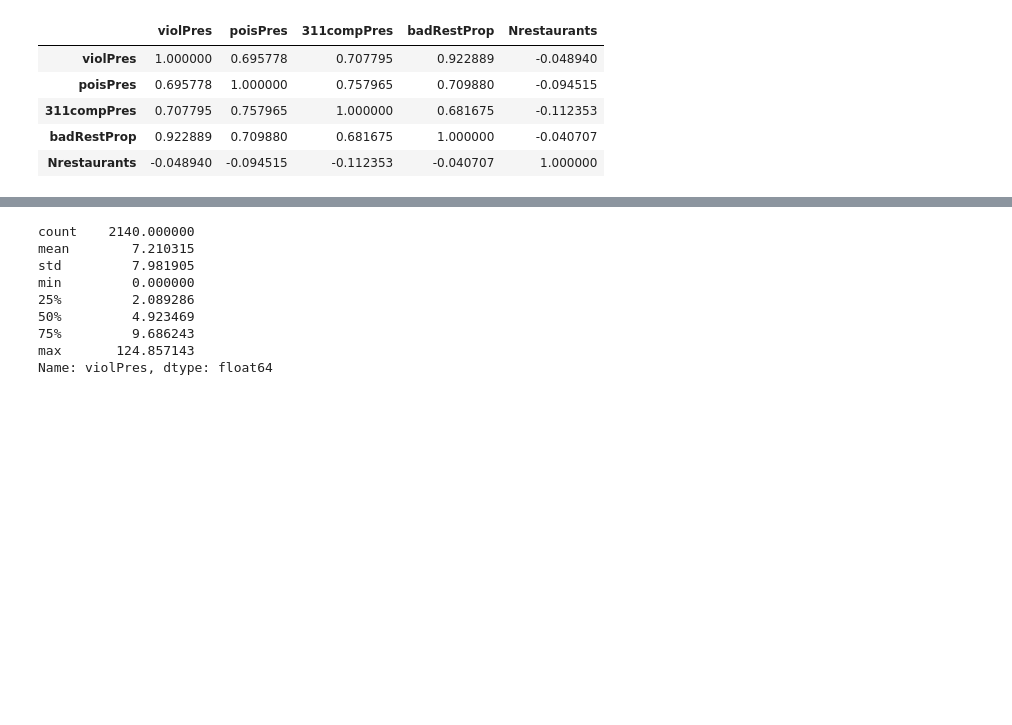
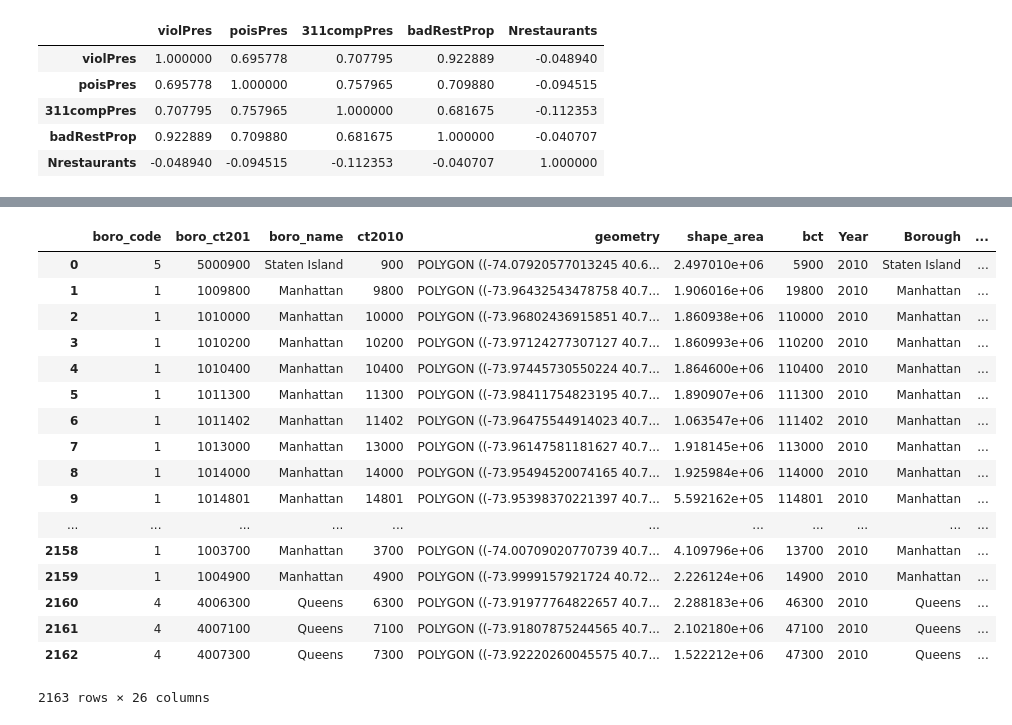
Before and after one commit to devashish2002/Current_files, a Jupyter notebook: rest/ExplorationNT.ipynb, the cells around one changed output, grey strips where cells are left out. Cells and saved outputs as stored; diff of their text form; code cells hidden in the pictures; blank space fills up the shorter version.

```diff
--- a/rest/ExplorationNT.ipynb
+++ b/rest/ExplorationNT.ipynb
@@ -350,12 +420,21 @@ AllNT[['violPres', '311compPres', 'poisPpop', 'NrestWviol', 'ViolProp']].corr()
 # %%
-AllNT['violPres'].describe()
+AllNT
 # %% [output]
+|  | boro_code | boro_ct201 | boro_name | ct2010 | geometry | shape_area | bct | Year | Borough | ... |
+| 0 | 5 | 5000900 | Staten Island | 900 | POLYGON ((-74.07920577013245 40.6... | 2.497010e+06 | 5900 | 2010 | Staten Island | ... |
+| 1 | 1 | 1009800 | Manhattan | 9800 | POLYGON ((-73.96432543478758 40.7... | 1.906016e+06 | 19800 | 2010 | Manhattan | ... |
+| 2 | 1 | 1010000 | Manhattan | 10000 | POLYGON ((-73.96802436915851 40.7... | 1.860938e+06 | 110000 | 2010 | Manhattan | ... |
+| 3 | 1 | 1010200 | Manhattan | 10200 | POLYGON ((-73.97124277307127 40.7... | 1.860993e+06 | 110200 | 2010 | Manhattan | ... |
+| 4 | 1 | 1010400 | Manhattan | 10400 | POLYGON ((-73.97445730550224 40.7... | 1.864600e+06 | 110400 | 2010 | Manhattan | ... |
+| 5 | 1 | 1011300 | Manhattan | 11300 | POLYGON ((-73.98411754823195 40.7... | 1.890907e+06 | 111300 | 2010 | Manhattan | ... |
+| 6 | 1 | 1011402 | Manhattan | 11402 | POLYGON ((-73.96475544914023 40.7... | 1.063547e+06 | 111402 | 2010 | Manhattan | ... |
+| 7 | 1 | 1013000 | Manhattan | 13000 | POLYGON ((-73.96147581181627 40.7... | 1.918145e+06 | 113000 | 2010 | Manhattan | ... |
+| 8 | 1 | 1014000 | Manhattan | 14000 | POLYGON ((-73.95494520074165 40.7... | 1.925984e+06 | 114000 | 2010 | Manhattan | ... |
+| 9 | 1 | 1014801 | Manhattan | 14801 | POLYGON ((-73.95398370221397 40.7... | 5.592162e+05 | 114801 | 2010 | Manhattan | ... |
+| ... | ... | ... | ... | ... | ... | ... | ... | ... | ... | ... |
+| 2158 | 1 | 1003700 | Manhattan | 3700 | POLYGON ((-74.00709020770739 40.7... | 4.109796e+06 | 13700 | 2010 | Manhattan | ... |
+| 2159 | 1 | 1004900 | Manhattan | 4900 | POLYGON ((-73.9999157921724 40.72... | 2.226124e+06 | 14900 | 2010 | Manhattan | ... |
+| 2160 | 4 | 4006300 | Queens | 6300 | POLYGON ((-73.91977764822657 40.7... | 2.288183e+06 | 46300 | 2010 | Queens | ... |
+| 2161 | 4 | 4007100 | Queens | 7100 | POLYGON ((-73.91807875244565 40.7... | 2.102180e+06 | 47100 | 2010 | Queens | ... |
+| 2162 | 4 | 4007300 | Queens | 7300 | POLYGON ((-73.92220260045575 40.7... | 1.522212e+06 | 47300 | 2010 | Queens | ... |
-count    2140.000000
-mean        7.210315
-std         7.981905
-min         0.000000
-25%         2.089286
-50%         4.923469
-75%         9.686243
-max       124.857143
-Name: violPres, dtype: float64
+2163 rows × 26 columns
```
Also changed, not shown: parts of 30 cells of this notebook.
